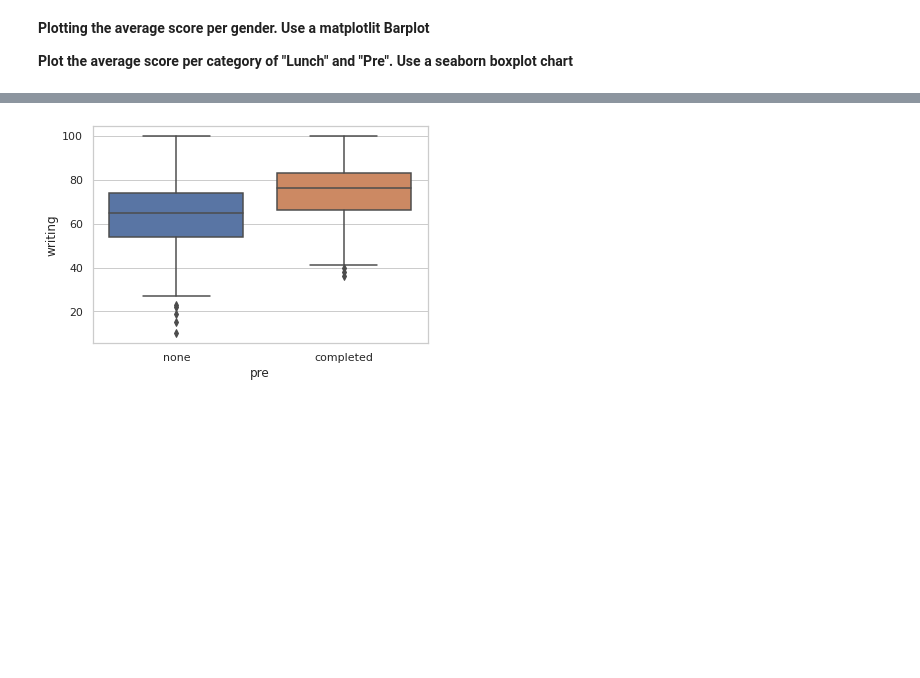
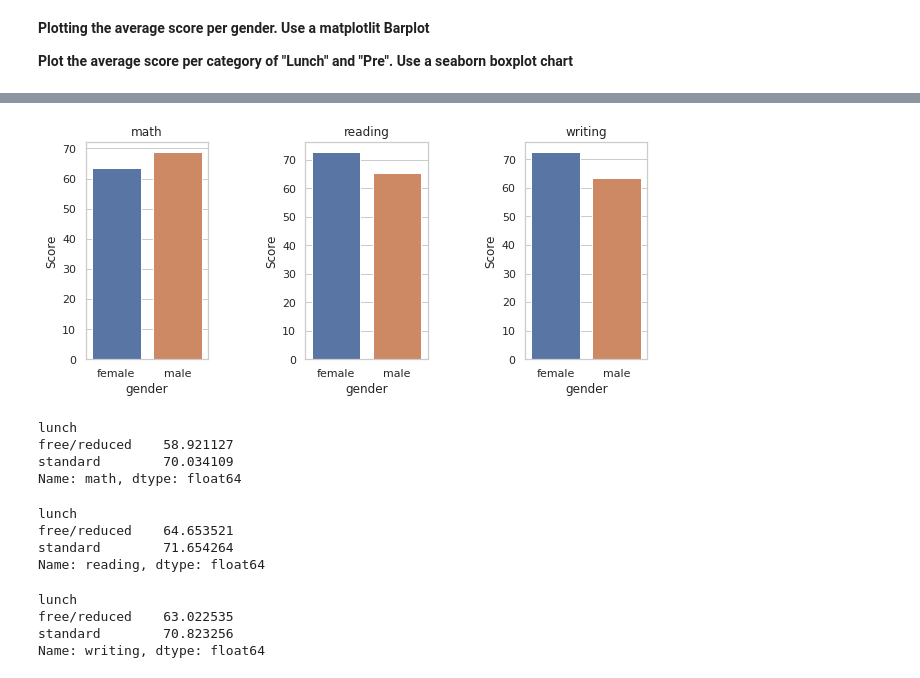
Before and after one commit to Jason131sx/CSC324, a Jupyter notebook: exam_result.ipynb, the cells around one changed output, grey strips where cells are left out. Saved outputs shown, nothing was run; the diff lists cells and outputs as text; code cells hidden in the pictures; blank space fills up the shorter version.

```diff
--- a/exam_result.ipynb
+++ b/exam_result.ipynb
@@ -164,3 +114,0 @@ ax = sns.boxplot(x="lunch", y="reading", data=score_df)
-# %%
-sns.set_theme(style="whitegrid")
-ax = sns.boxplot(x="lunch", y="writing", data=score_df)
@@ -169,3 +114,0 @@ ax = sns.boxplot(x="lunch", y="writing", data=score_df)
-# %%
-sns.set_theme(style="whitegrid")
-ax = sns.boxplot(x="pre", y="math", data=score_df)
@@ -174,3 +114,0 @@ ax = sns.boxplot(x="pre", y="math", data=score_df)
-# %%
-sns.set_theme(style="whitegrid")
-ax = sns.boxplot(x="pre", y="reading", data=score_df)
@@ -179,5 +115,37 @@ ax = sns.boxplot(x="pre", y="reading", data=score_df)
-# %%
-sns.set_theme(style="whitegrid")
-ax = sns.boxplot(x="pre", y="writing", data=score_df)
-# %% [output]
-[figure, removed]
+# %%
+fig, ax = plt.subplots()
+fig.subplots_adjust(hspace=0.8, wspace=0.8, left = 0.2, right = 1.5)
+for idx in range(3):
+  plt.subplot(1,3, idx+1)
+  gender_df = score_df.groupby("gender")[list(score_df.columns[-3:])[idx]].mean()
+  sns.barplot(x=gender_df.index, y=gender_df.values)
+  plt.ylabel("Score")
+  plt.title(list(score_df.columns[-3:])[idx])
+
+plt.show()
+# %% [output]
+[figure, added]
+# %%
+lunch_math = score_df.groupby('lunch')['math'].mean()
+lunch_math
+# %% [output]
+lunch
+free/reduced    58.921127
+standard        70.034109
+Name: math, dtype: float64
+# %%
+lunch_reading = score_df.groupby('lunch')['reading'].mean()
+lunch_reading
+# %% [output]
+lunch
+free/reduced    64.653521
+standard        71.654264
+Name: reading, dtype: float64
+# %%
+lunch_writing = score_df.groupby('lunch')['writing'].mean()
+lunch_writing
+# %% [output]
+lunch
+free/reduced    63.022535
+standard        70.823256
+Name: writing, dtype: float64
```
Also changed, not shown: parts of 14 cells of this notebook.
